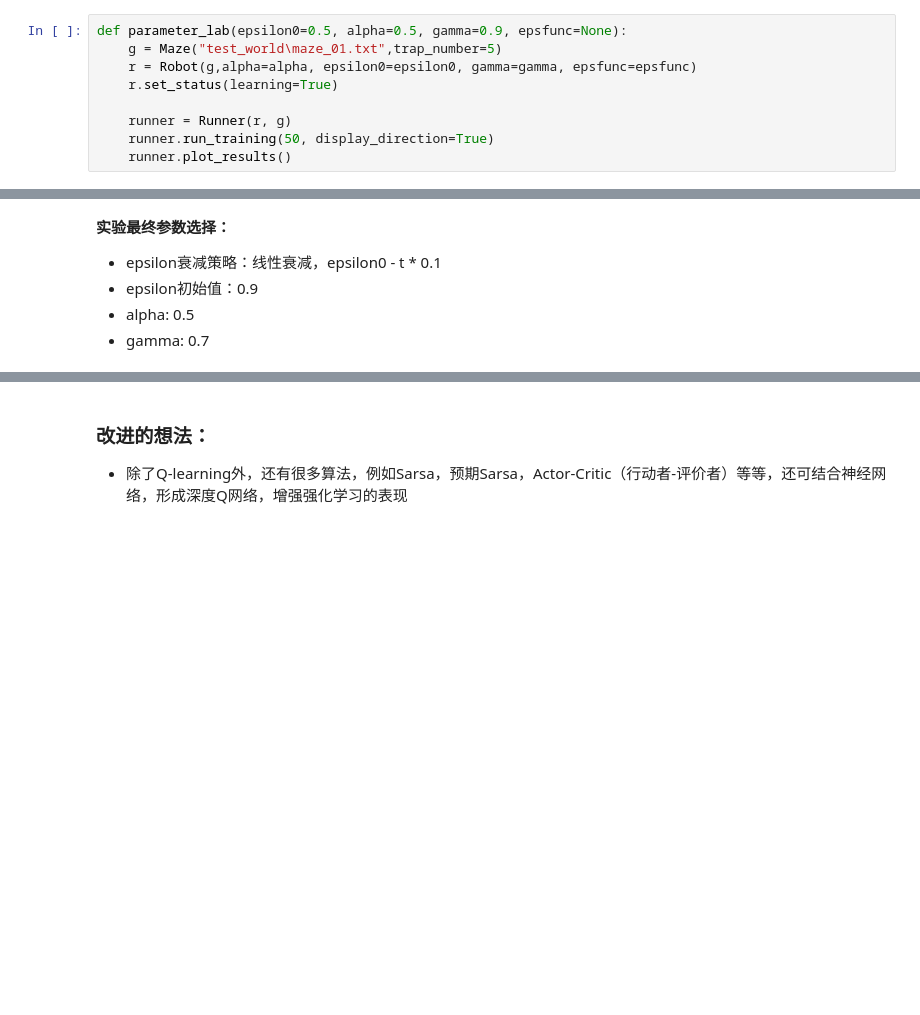
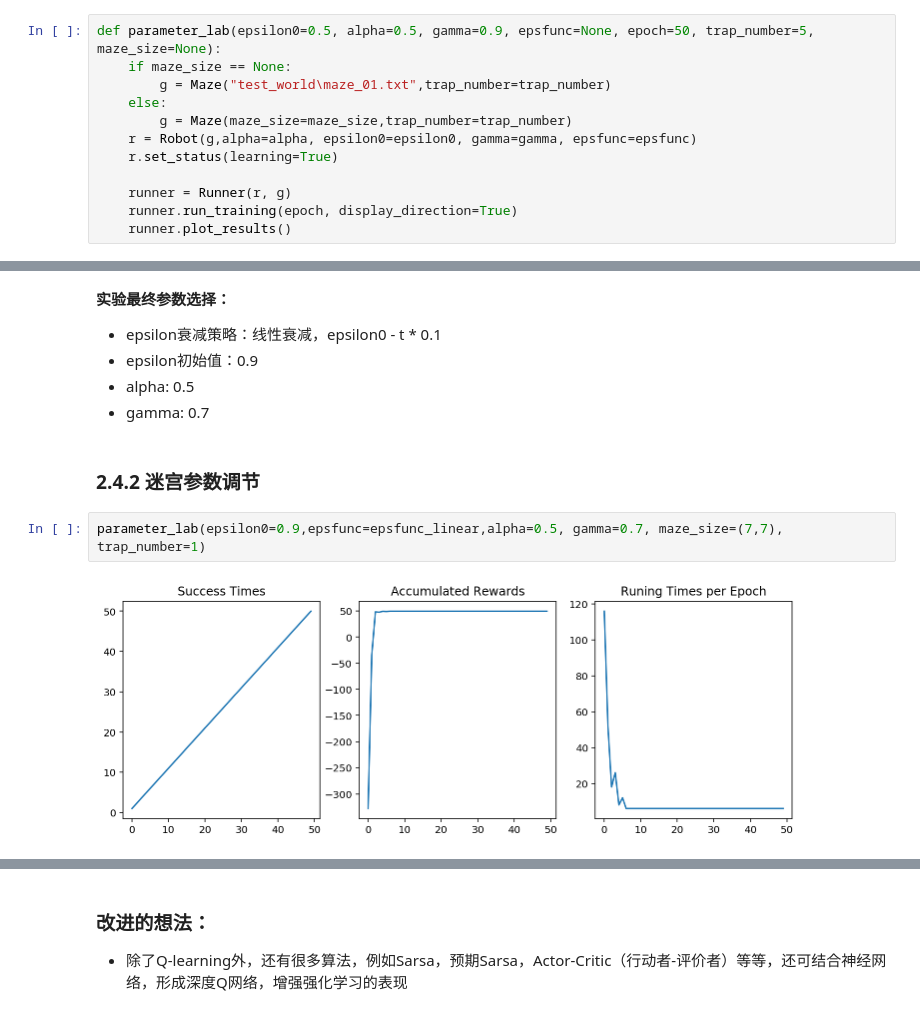
Before and after one commit to super-unit/MLND_CN_P5_Reinforcement_Learning, a Jupyter notebook: robot_maze.ipynb, the cells around one changed output, grey strips where cells are left out. Cells and saved outputs as stored; diff of their text form; blank space fills up the shorter version.

```diff
--- a/robot_maze.ipynb
+++ b/robot_maze.ipynb
@@ -338,13 +347,16 @@ Maze("test_world\maze_01.txt",trap_number=5)
 [figure]
 Maze of size (12, 12)
 # %%
-def parameter_lab(epsilon0=0.5, alpha=0.5, gamma=0.9, epsfunc=None):
-    g = Maze("test_world\maze_01.txt",trap_number=5)
+def parameter_lab(epsilon0=0.5, alpha=0.5, gamma=0.9, epsfunc=None, epoch=50, trap_number=5, maze_size=None):
+    if maze_size == None:
+        g = Maze("test_world\maze_01.txt",trap_number=trap_number)
+    else:
+        g = Maze(maze_size=maze_size,trap_number=trap_number)
     r = Robot(g,alpha=alpha, epsilon0=epsilon0, gamma=gamma, epsfunc=epsfunc)
     r.set_status(learning=True)
 
     runner = Runner(r, g)
-    runner.run_training(50, display_direction=True)
+    runner.run_training(epoch, display_direction=True)
     runner.plot_results()
 # %% [markdown]
 ### 第一组：两种衰减方式
@@ -418,3 +430,9 @@ parameter_lab(epsilon0=0.9,epsfunc=epsfunc_linear,alpha=0.5, gamma=0.9)
 * epsilon初始值：0.9
 * alpha: 0.5
 * gamma: 0.7
+# %% [markdown]
+### 2.4.2 迷宫参数调节
+# %%
+parameter_lab(epsilon0=0.9,epsfunc=epsfunc_linear,alpha=0.5, gamma=0.7, maze_size=(7,7), trap_number=1)
+# %% [output]
+[figure, added]
```
Also changed, not shown: parts of 12 cells of this notebook, 1 other file.
